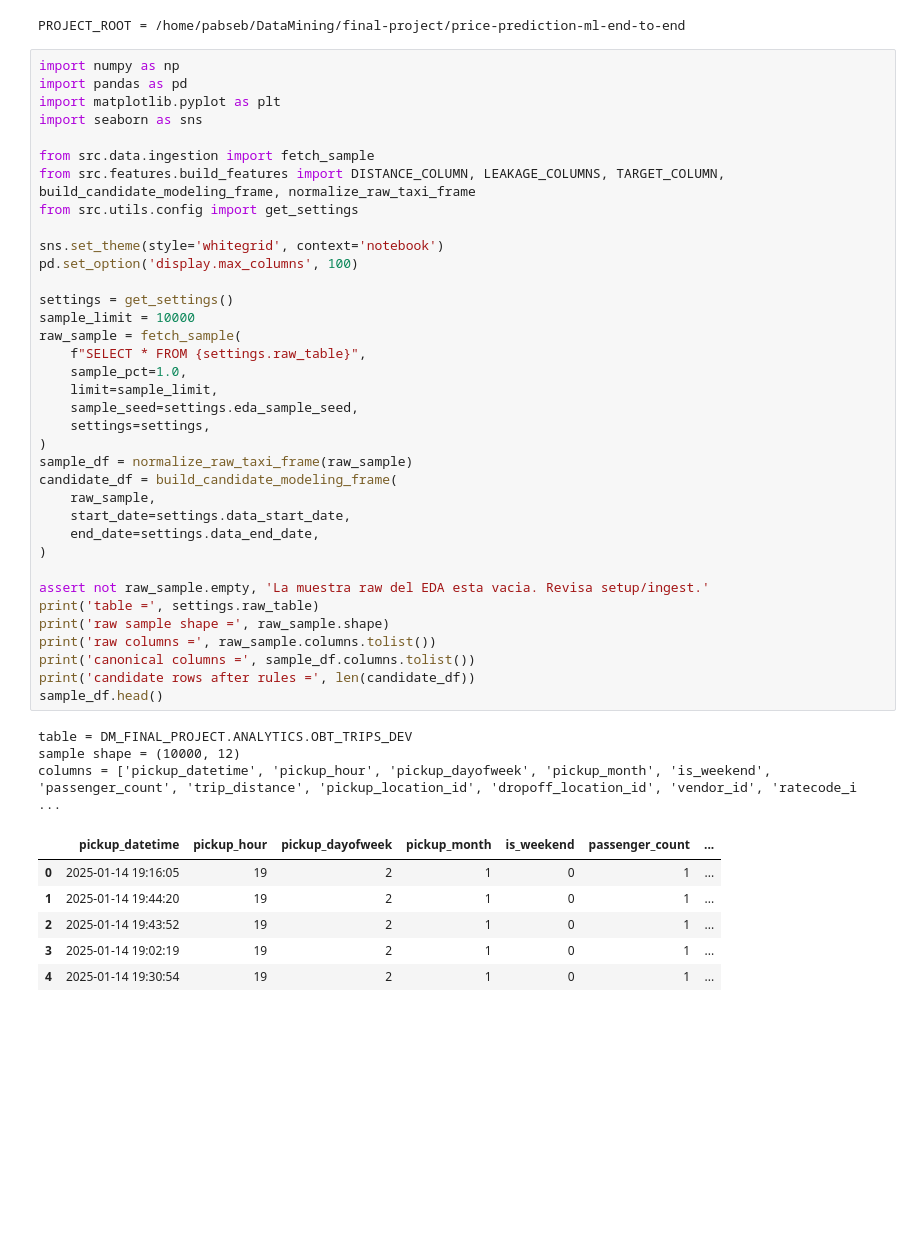
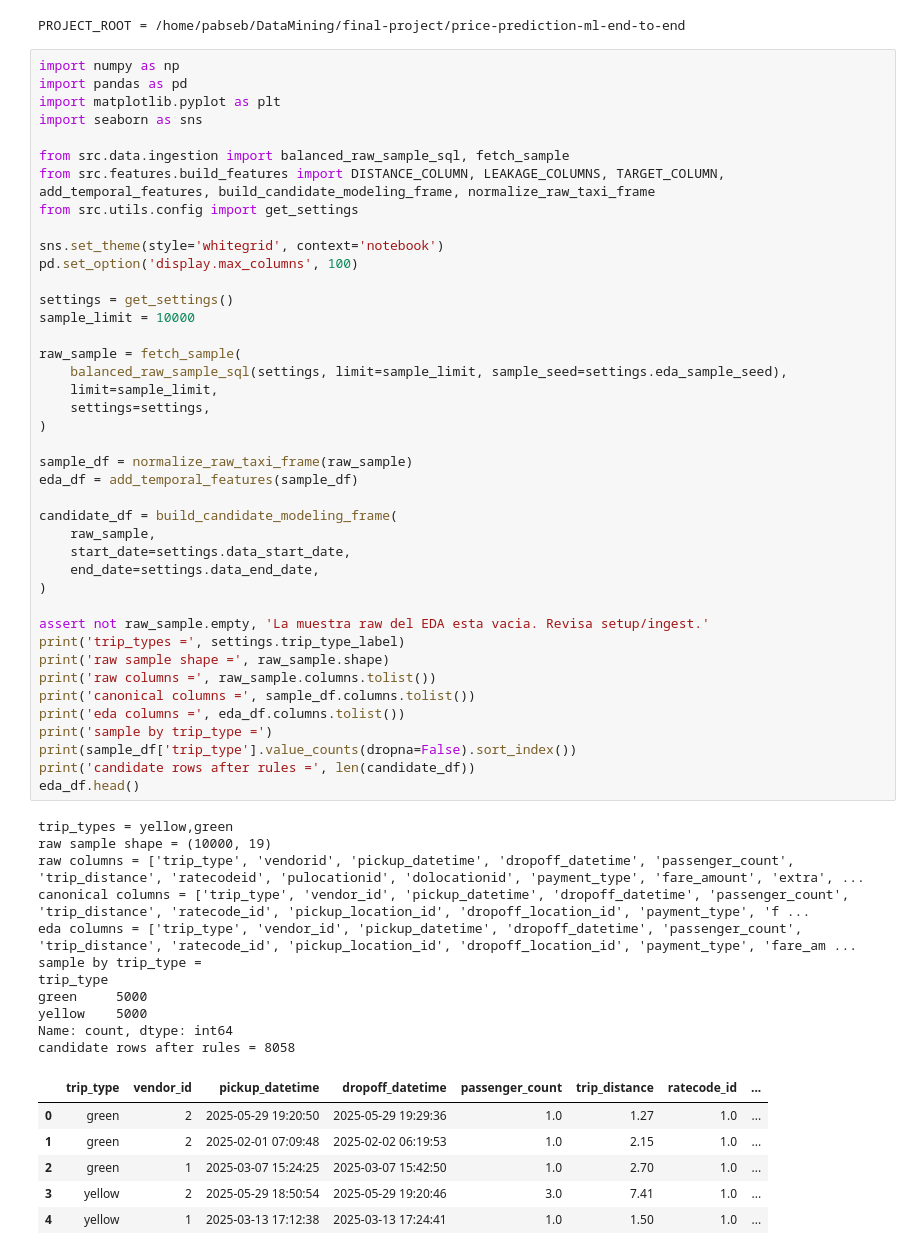
Before and after one commit to jjjulianleon/price-prediction-ml-end-to-end, a Jupyter notebook: notebooks/01_eda.ipynb, the cells around one changed output. Saved outputs shown, nothing was run; the diff lists cells and outputs as text; blank space fills up the shorter version.

```diff
--- a/notebooks/01_eda.ipynb
+++ b/notebooks/01_eda.ipynb
@@ -44,48 +51,61 @@ PROJECT_ROOT = /home/pabseb/DataMining/final-project/price-prediction-ml-end-to-
 # %%
 import numpy as np
 import pandas as pd
 import matplotlib.pyplot as plt
 import seaborn as sns
 
-from src.data.ingestion import fetch_sample
-from src.features.build_features import DISTANCE_COLUMN, LEAKAGE_COLUMNS, TARGET_COLUMN, build_candidate_modeling_frame, normalize_raw_taxi_frame
+from src.data.ingestion import balanced_raw_sample_sql, fetch_sample
+from src.features.build_features import DISTANCE_COLUMN, LEAKAGE_COLUMNS, TARGET_COLUMN, add_temporal_features, build_candidate_modeling_frame, normalize_raw_taxi_frame
 from src.utils.config import get_settings
 
 sns.set_theme(style='whitegrid', context='notebook')
 pd.set_option('display.max_columns', 100)
 
 settings = get_settings()
 sample_limit = 10000
+
 raw_sample = fetch_sample(
-    f"SELECT * FROM {settings.raw_table}",
-    sample_pct=1.0,
+    balanced_raw_sample_sql(settings, limit=sample_limit, sample_seed=settings.eda_sample_seed),
     limit=sample_limit,
-    sample_seed=settings.eda_sample_seed,
     settings=settings,
 )
+
 sample_df = normalize_raw_taxi_frame(raw_sample)
+eda_df = add_temporal_features(sample_df)
+
 candidate_df = build_candidate_modeling_frame(
     raw_sample,
     start_date=settings.data_start_date,
     end_date=settings.data_end_date,
 )
 
 assert not raw_sample.empty, 'La muestra raw del EDA esta vacia. Revisa setup/ingest.'
-print('table =', settings.raw_table)
+print('trip_types =', settings.trip_type_label)
 print('raw sample shape =', raw_sample.shape)
 print('raw columns =', raw_sample.columns.tolist())
 print('canonical columns =', sample_df.columns.tolist())
+print('eda columns =', eda_df.columns.tolist())
+print('sample by trip_type =')
+print(sample_df['trip_type'].value_counts(dropna=False).sort_index())
 print('candidate rows after rules =', len(candidate_df))
-sample_df.head()
+eda_df.head()
 # %% [output]
-table = DM_FINAL_PROJECT.ANALYTICS.OBT_TRIPS_DEV
-sample shape = (10000, 12)
-columns = ['pickup_datetime', 'pickup_hour', 'pickup_dayofweek', 'pickup_month', 'is_weekend', 'passenger_count', 'trip_distance', 'pickup_location_id', 'dropoff_location_id', 'vendor_id', 'ratecode_i ...
+trip_types = yellow,green
+raw sample shape = (10000, 19)
+raw columns = ['trip_type', 'vendorid', 'pickup_datetime', 'dropoff_datetime', 'passenger_count', 'trip_distance', 'ratecodeid', 'pulocationid', 'dolocationid', 'payment_type', 'fare_amount', 'extra', ...
+canonical columns = ['trip_type', 'vendor_id', 'pickup_datetime', 'dropoff_datetime', 'passenger_count', 'trip_distance', 'ratecode_id', 'pickup_location_id', 'dropoff_location_id', 'payment_type', 'f ...
+eda columns = ['trip_type', 'vendor_id', 'pickup_datetime', 'dropoff_datetime', 'passenger_count', 'trip_distance', 'ratecode_id', 'pickup_location_id', 'dropoff_location_id', 'payment_type', 'fare_am ...
+sample by trip_type =
+trip_type
+green     5000
+yellow    5000
+Name: count, dtype: int64
+candidate rows after rules = 8058
-|  | pickup_datetime | pickup_hour | pickup_dayofweek | pickup_month | is_weekend | passenger_count | ... |
-| 0 | 2025-01-14 19:16:05 | 19 | 2 | 1 | 0 | 1 | ... |
-| 1 | 2025-01-14 19:44:20 | 19 | 2 | 1 | 0 | 1 | ... |
-| 2 | 2025-01-14 19:43:52 | 19 | 2 | 1 | 0 | 1 | ... |
-| 3 | 2025-01-14 19:02:19 | 19 | 2 | 1 | 0 | 1 | ... |
-| 4 | 2025-01-14 19:30:54 | 19 | 2 | 1 | 0 | 1 | ... |
+|  | trip_type | vendor_id | pickup_datetime | dropoff_datetime | passenger_count | trip_distance | ratecode_id | ... |
+| 0 | green | 2 | 2025-05-29 19:20:50 | 2025-05-29 19:29:36 | 1.0 | 1.27 | 1.0 | ... |
+| 1 | green | 2 | 2025-02-01 07:09:48 | 2025-02-02 06:19:53 | 1.0 | 2.15 | 1.0 | ... |
+| 2 | green | 1 | 2025-03-07 15:24:25 | 2025-03-07 15:42:50 | 1.0 | 2.70 | 1.0 | ... |
+| 3 | yellow | 2 | 2025-05-29 18:50:54 | 2025-05-29 19:20:46 | 3.0 | 7.41 | 1.0 | ... |
+| 4 | yellow | 1 | 2025-03-13 17:12:38 | 2025-03-13 17:24:41 | 1.0 | 1.50 | 1.0 | ... |
 # %%
 required_cols = [
```
Also changed, not shown: parts of 10 cells of this notebook, 39 other files.
